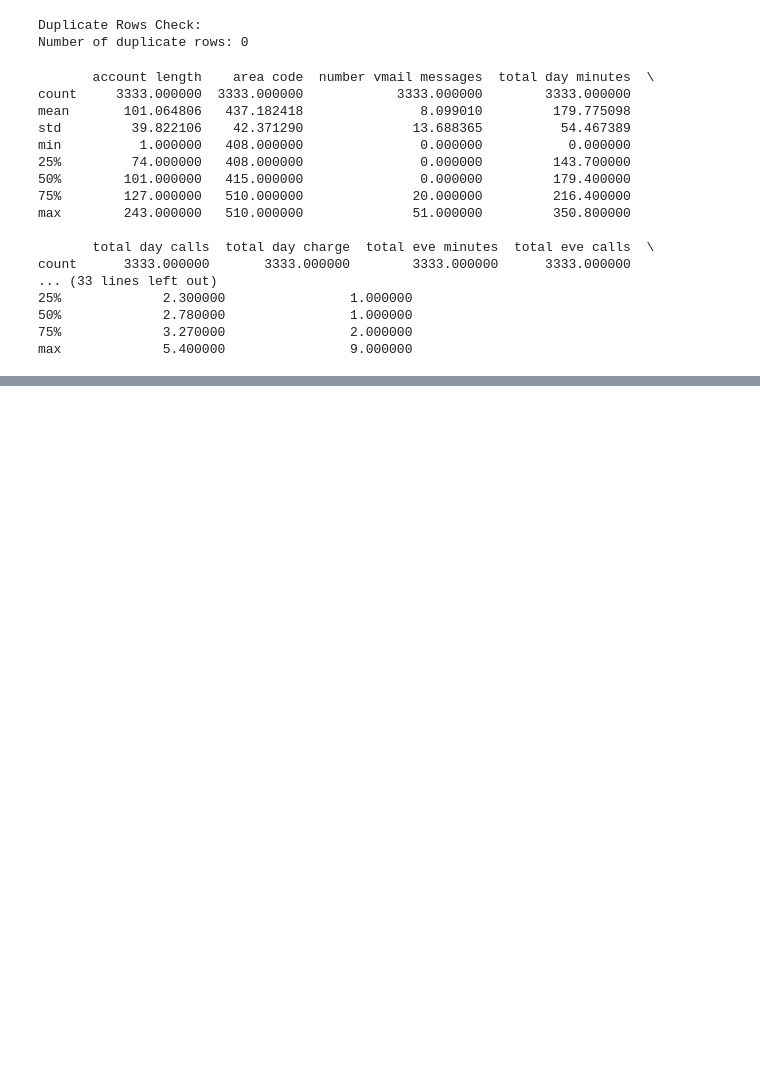
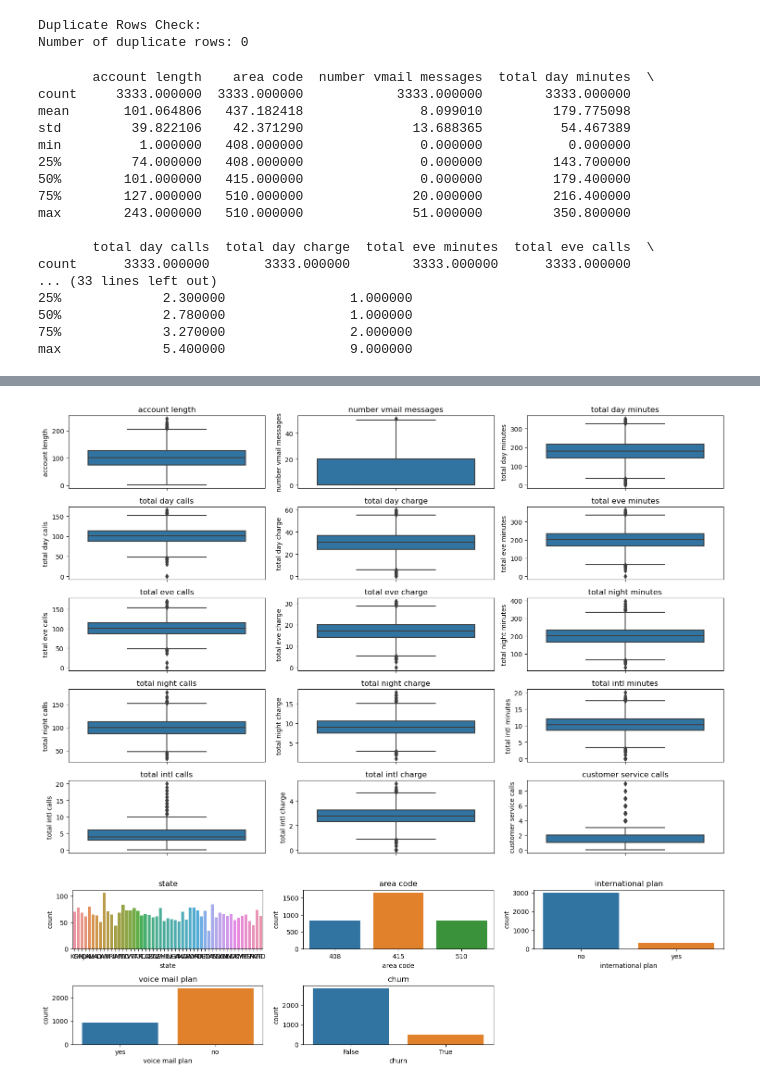
Before and after one commit to winnycodegurl/MachineLearningprojectphase3, a Jupyter notebook: Studentnotebook.ipynb, the cells around one changed output, grey strips where cells are left out. Cells and saved outputs as stored; diff of their text form; code cells hidden in the pictures; blank space fills up the shorter version.

```diff
--- a/Studentnotebook.ipynb
+++ b/Studentnotebook.ipynb
@@ -283,0 +329,9 @@ max             5.400000                9.000000
+# %%
+univariate_analysis.plot_boxplots(numerical_columns)
+
+# Plotting bar plots for categorical columns
+categorical_columns = ['state', 'area code', 'international plan', 'voice mail plan', 'churn']
+univariate_analysis.plot_barplots(categorical_columns)
+# %% [output]
+[figure, added]
+[figure, added]
```
Also changed, not shown: parts of 3 cells of this notebook.
